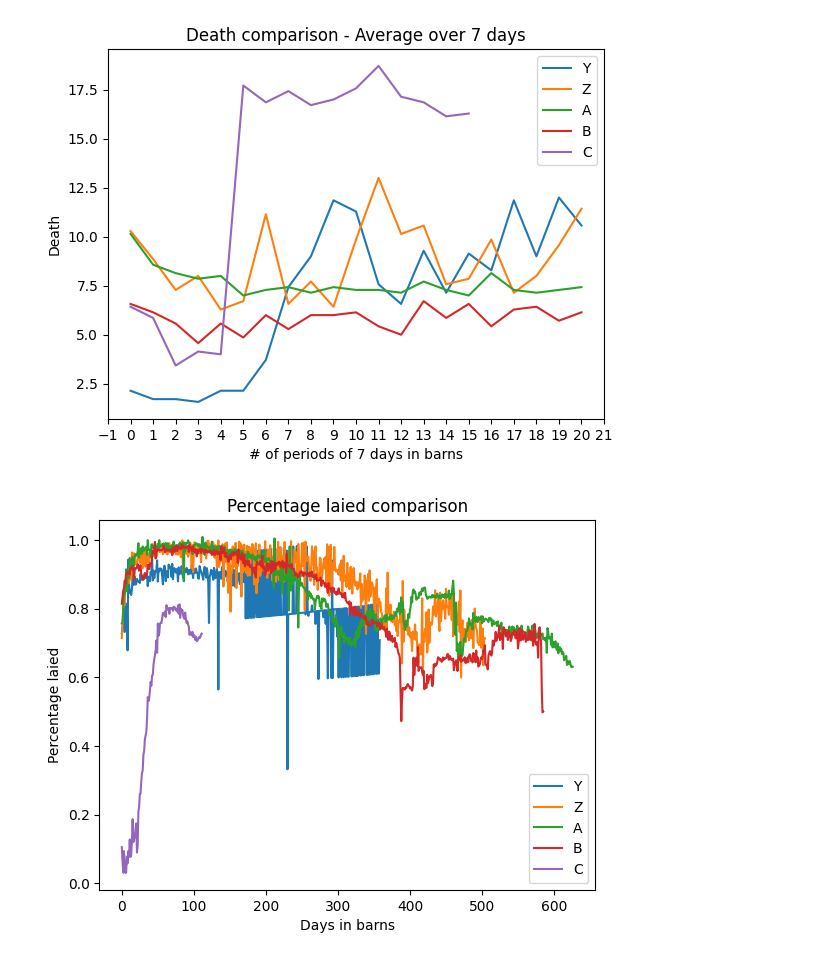
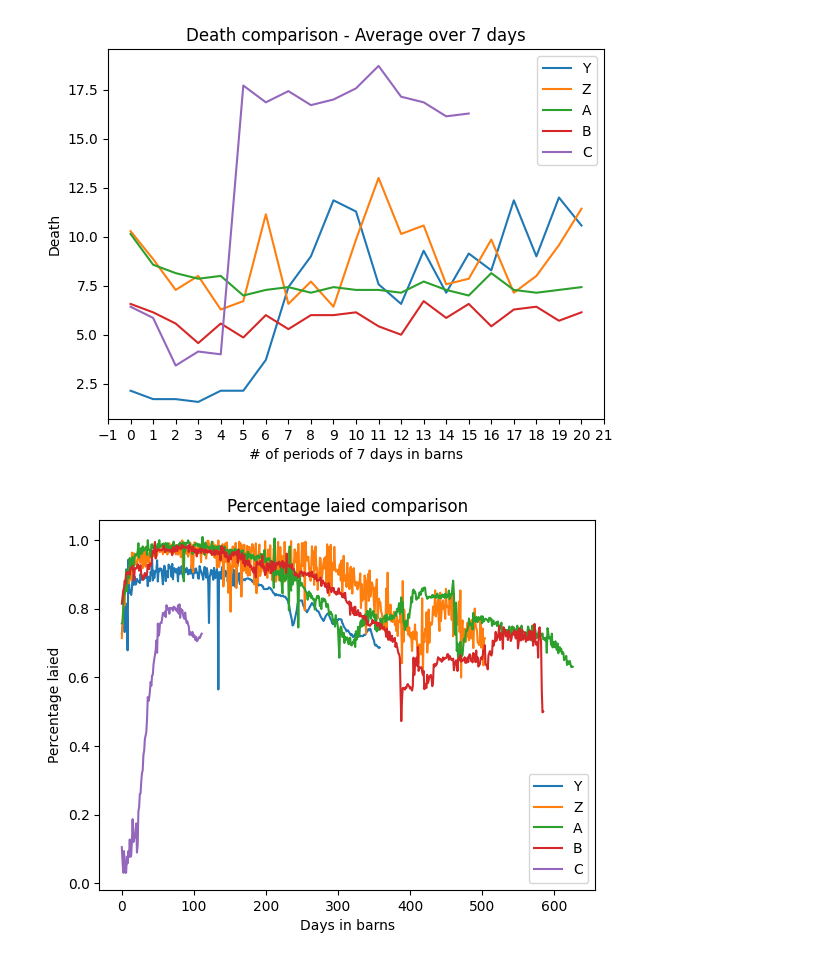
Before and after one commit to CanaliDavide/DASA--Project, a Jupyter notebook: Seasonality.ipynb, the cells around one changed output. Saved outputs shown, nothing was run; the diff lists cells and outputs as text; code cells hidden in the pictures.

```diff
--- a/Seasonality.ipynb
+++ b/Seasonality.ipynb
@@ -107,7 +114,7 @@ def CompareVariableInCycles(variables, nameVariable, legendLabels=['Y', 'Z', 'A'
 ## Importing Datasets
 # %%
 #cronological order
-cycleY = pd.read_csv("./Data/Chickens data/CycleY-CleanData021222.csv", sep=";")
+cycleY = pd.read_csv("./Data/Chickens data/CycleY-CleanData021222_2.csv", sep=";")
 cycleZ = pd.read_csv("./Data/Chickens data/CycleZ-CleanData221122.csv", sep=";")
 cycleA = pd.read_csv("./Data/Chickens data/CycleA-CleanData211122.csv", sep=";")
 cycleB = pd.read_csv("./Data/Chickens data/CycleB-CleanData211122.csv", sep=";")
@@ -141,7 +164,7 @@ CompareVariableInCycles([cycleY.Death, cycleZ.Death, cycleA.Death, cycleB.Death,
 # %% [output]
 [figure]
 # %%
-CompareVariableInCycles([cycleY.Laied, cycleZ.Laied, cycleA.Laied, cycleB.Laied, cycleC.Laied], "Percentage laied")
+Utility.CompareVariableInCycles([cycleY.Laied, cycleZ.Laied, cycleA.Laied, cycleB.Laied, cycleC.Laied], "Percentage laied")
 # %% [output]
-[figure, old version]
+[figure, new version]
 # %%
```
Also changed, not shown: parts of 6 cells of this notebook, 10 other files.
